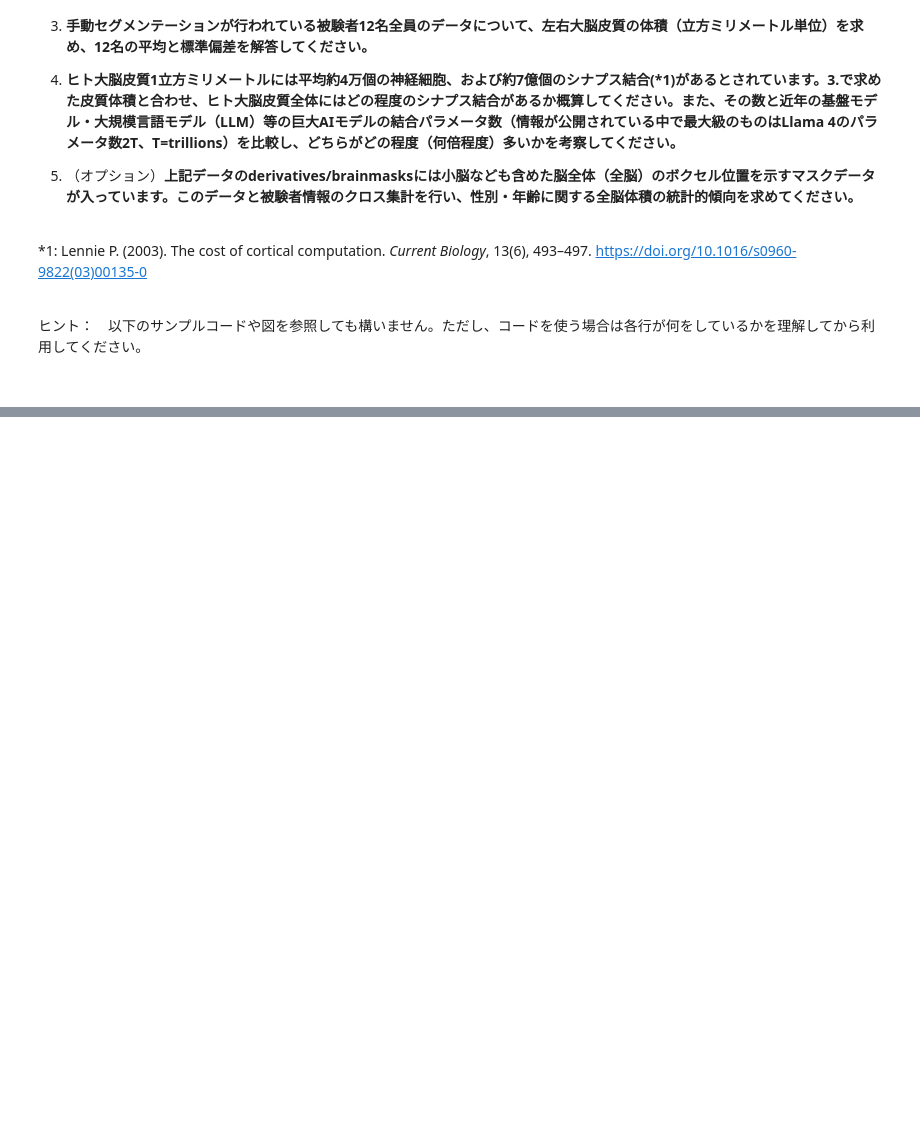
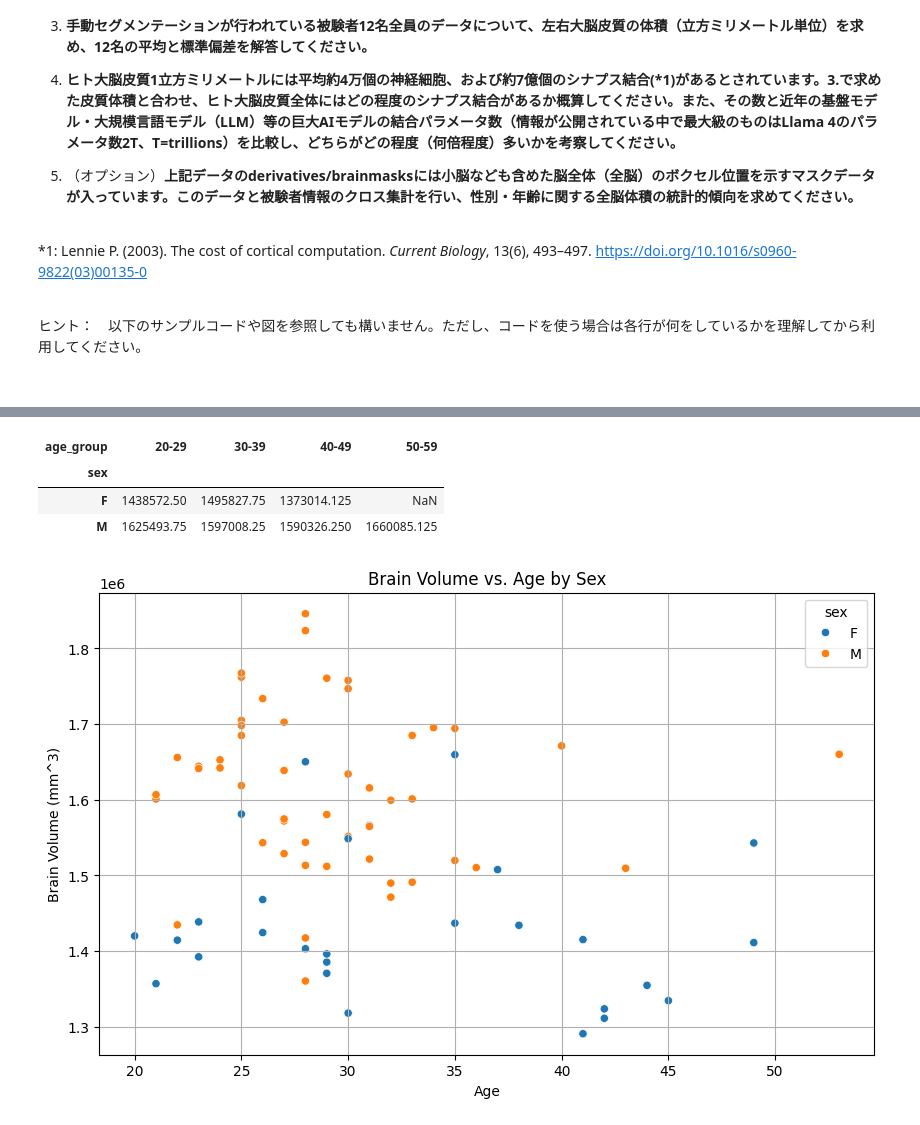
Before and after one commit to boxed-mikann/google_colab_ipynb, a Jupyter notebook: BPEexercisesA2025_4.ipynb, the cells around one changed output, grey strips where cells are left out. Saved outputs shown, nothing was run; the diff lists cells and outputs as text; code cells hidden in the pictures; blank space fills up the shorter version.

```diff
--- a/BPEexercisesA2025_4.ipynb
+++ b/BPEexercisesA2025_4.ipynb
@@ -158,0 +246,16 @@ print("Volume (mm^3):", round(volume_in_mm3))
+# %%
+def all_brain_volume(path):#全脳の体積を返す
+  niidata = nib.load(path)
+  data = niidata.get_fdata()
+  voxel_sizes = niidata.header.get_zooms()
+  count = np.count_nonzero(data)
+  volume_in_mm3 = count*np.prod(voxel_sizes)
+  return volume_in_mm3
+# %%
+def cortex_volume(path):#左右大脳皮質の体積を返す
+  niidata = nib.load(path)
+  data = niidata.get_fdata()
+  voxel_sizes = niidata.header.get_zooms()
+  count = np.count_nonzero((data == 3) | (data == 42))
+  volume_in_mm3 = count*np.prod(voxel_sizes)
+  return volume_in_mm3
@@ -158,0 +350,29 @@ print("Volume (mm^3):", round(volume_in_mm3))
+# %%
+# Create age groups
+bins = [20, 30, 40, 50, 60] # Define age bins
+labels = ['20-29', '30-39', '40-49', '50-59'] # Define labels for age bins
+
+participants_df['age_group'] = pd.cut(participants_df['age'], bins=bins, labels=labels, right=False)
+
+# Perform cross-tabulation of average brain volume by sex and age group
+cross_tab = pd.crosstab(participants_df['sex'], participants_df['age_group'], values=participants_df['brain_volume_mm3'], aggfunc='mean')
+
+display(cross_tab)
+# %% [output]
+| age_group | 20-29 | 30-39 | 40-49 | 50-59 |
+| sex |  |  |  |  |
+| F | 1438572.50 | 1495827.75 | 1373014.125 | NaN |
+| M | 1625493.75 | 1597008.25 | 1590326.250 | 1660085.125 |
+# %%
+import matplotlib.pyplot as plt
+import seaborn as sns
+
+plt.figure(figsize=(10, 6))
+sns.scatterplot(data=participants_df, x='age', y='brain_volume_mm3', hue='sex')
+plt.title('Brain Volume vs. Age by Sex')
+plt.xlabel('Age')
+plt.ylabel('Brain Volume (mm^3)')
+plt.grid(True)
+plt.show()
+# %% [output]
+[figure, added]
```
Also changed, not shown: parts of 8 cells of this notebook.
